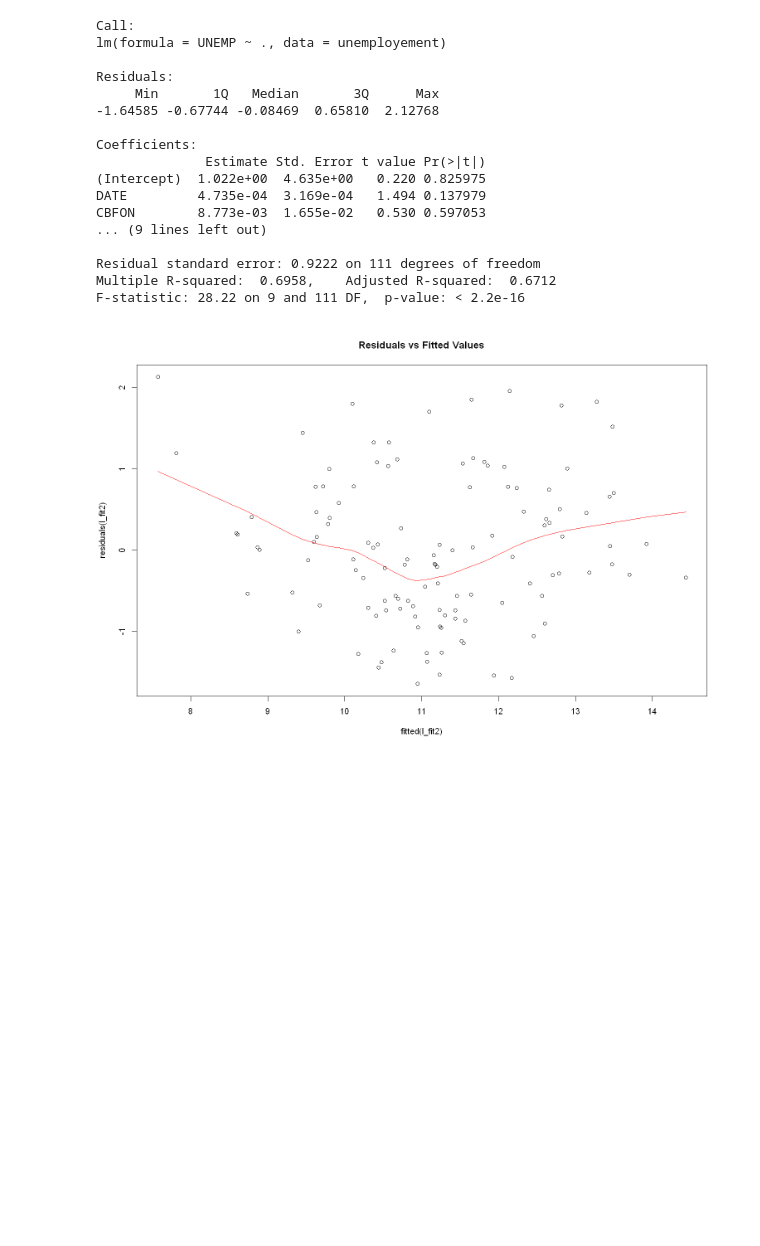
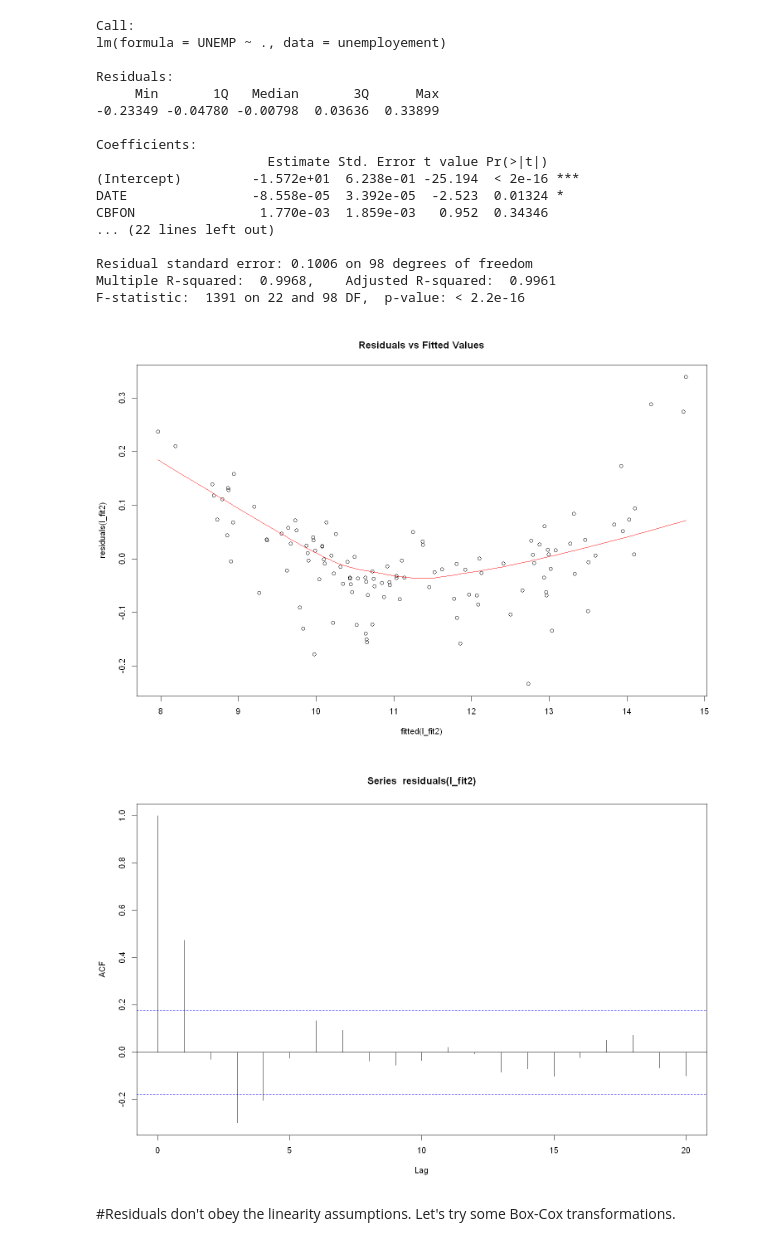
Before and after one commit to BU-IE-360/spring24-kayrasenerr, a Jupyter notebook: rtest.ipynb, the cells around one changed output. Saved outputs shown, nothing was run; the diff lists cells and outputs as text; code cells hidden in the pictures; blank space fills up the shorter version.

```diff
--- a/rtest.ipynb
+++ b/rtest.ipynb
@@ -260,9 +223,13 @@ ggplot(unemployement, aes(x = DATE, y = UNEMP)) +  #exchange rate over time plot
 # %%
+unemployement$month_name <- month.name[month(unemployement$DATE)] #Adding categorical month variables for seasonality
 l_fit2 = lm(UNEMP~.,data=unemployement)
 l_fit2
 summary(l_fit2)
 plot(residuals(l_fit2) ~ fitted(l_fit2), main = "Residuals vs Fitted Values")
 lines(lowess(fitted(l_fit2), residuals(l_fit2)), col = "red")
+acf(residuals(l_fit2))
+ggplot(unemployement,aes(x=DATE,y=UNEMP)) +    #Checking for any irregularities within the same months of the years
+  geom_point() + geom_smooth(method=lm,linewidth=1) + facet_wrap(~month_name)
 # %% [output]
 Call:
 lm(formula = UNEMP ~ ., data = unemployement)
@@ -275,18 +254,21 @@ Coefficients:
 Call:
 lm(formula = UNEMP ~ ., data = unemployement)
 
 Residuals:
      Min       1Q   Median       3Q      Max
--1.64585 -0.67744 -0.08469  0.65810  2.12768
+-0.23349 -0.04780 -0.00798  0.03636  0.33899
 
 Coefficients:
-              Estimate Std. Error t value Pr(>|t|)
-(Intercept)  1.022e+00  4.635e+00   0.220 0.825975
-DATE         4.735e-04  3.169e-04   1.494 0.137979
-CBFON        8.773e-03  1.655e-02   0.530 0.597053
-... (9 lines left out)
+                      Estimate Std. Error t value Pr(>|t|)
+(Intercept)         -1.572e+01  6.238e-01 -25.194  < 2e-16 ***
+DATE                -8.558e-05  3.392e-05  -2.523  0.01324 *
+CBFON                1.770e-03  1.859e-03   0.952  0.34346
+... (22 lines left out)
 
-Residual standard error: 0.9222 on 111 degrees of freedom
-Multiple R-squared:  0.6958,    Adjusted R-squared:  0.6712
-F-statistic: 28.22 on 9 and 111 DF,  p-value: < 2.2e-16
+Residual standard error: 0.1006 on 98 degrees of freedom
+Multiple R-squared:  0.9968,    Adjusted R-squared:  0.9961
+F-statistic:  1391 on 22 and 98 DF,  p-value: < 2.2e-16
-[figure, old version]
+[figure, new version]
+[figure, added]
+# %% [markdown]
+#Residuals don't obey the linearity assumptions. Let's try some Box-Cox transformations.
```
Also changed, not shown: parts of 35 cells of this notebook.
